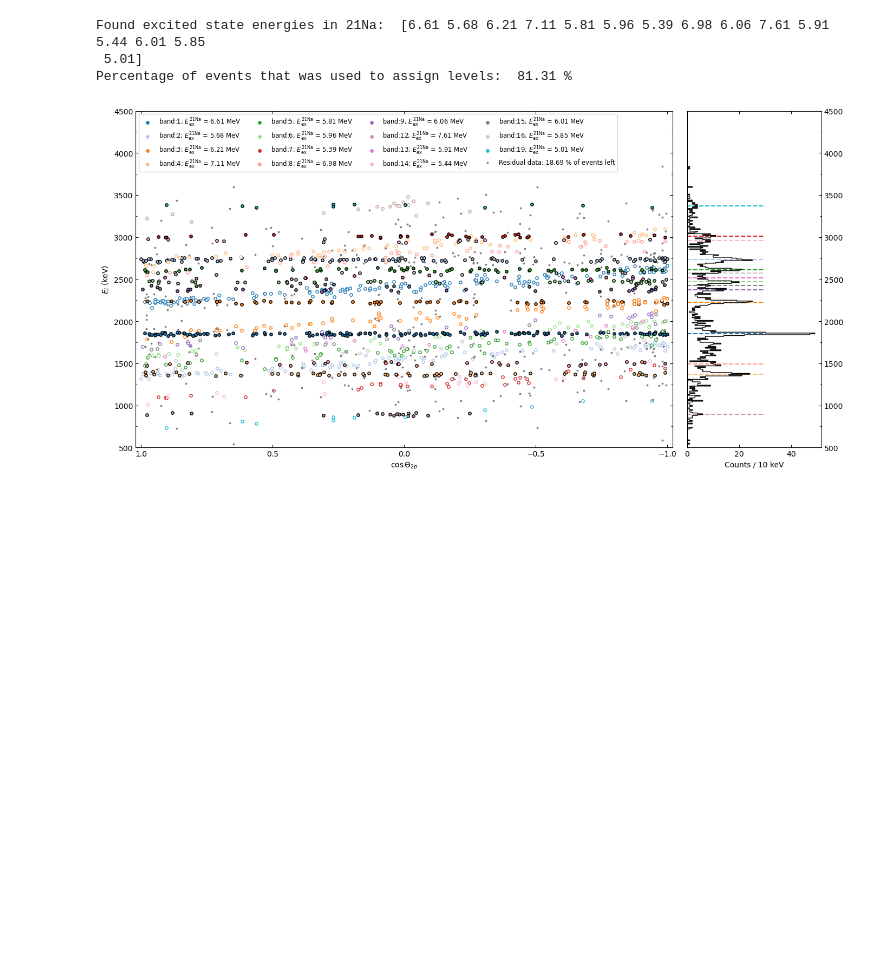
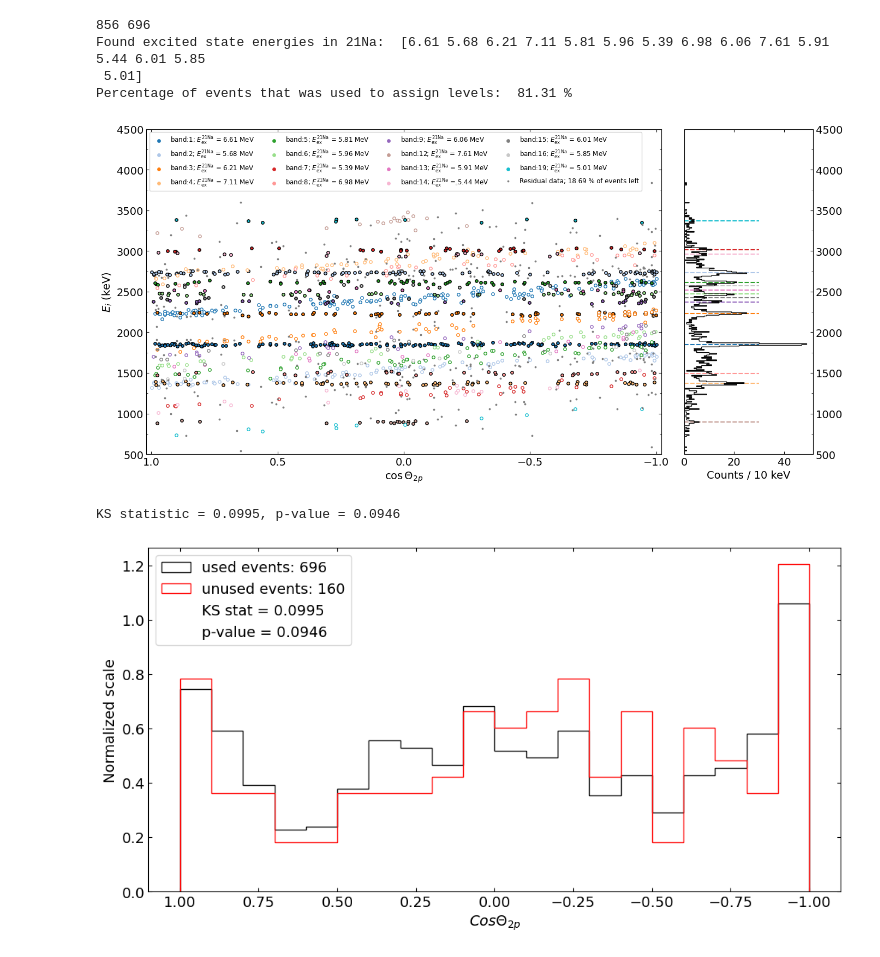
Before and after one commit to phaue/Masters, a Jupyter notebook: analysis/python/twoproton/2p.ipynb, the cells around one changed output. Cells and saved outputs as stored; diff of their text form; code cells hidden in the pictures; blank space fills up the shorter version.

```diff
--- a/analysis/python/twoproton/2p.ipynb
+++ b/analysis/python/twoproton/2p.ipynb
@@ -407,7 +446,7 @@ cos_th = np.cos(np.deg2rad(theta[mask]))
 e1 = np.array(E1[mask])
 e2 = np.array(E2[mask])
 Q2p_mean = lim[0] + (lim[1] - lim[0])/2
-tot_counts = len(e1)
+tot_counts = len(cos_th)
 
 N = len(e1)
 if len(e2) != N:
@@ -528,9 +567,9 @@ while True:
         ax1.scatter(cos1_band, E1_band, s=15, facecolors=color, edgecolors='k')
         ax1.scatter(cos2_band, E2_band, s=15, facecolors='white', edgecolors=color)
         ax2.hlines(E1_fit, 0,30,color, ls='--')
-        unused_cos2 = cos_th[event_band_idx == -1]
-        unused_e12 = e1[event_band_idx == -1]
-        unused_e22 = e2[event_band_idx == -1]
+        #unused_cos2 = cos_th[event_band_idx == -1]
+        #unused_e12 = e1[event_band_idx == -1]
+        #unused_e22 = e2[event_band_idx == -1]
 
 
     #if match_ensdf_exists or match_erik_exists:
@@ -542,7 +581,9 @@ while True:
     mask_unassigned = (event_band_idx == -1)
     ax1.scatter(cos_th[mask_unassigned], e1[mask_unassigned], color='gray', s=3)
     ax1.scatter(cos_th[mask_unassigned], e2[mask_unassigned], color='gray', s=3)
-
+    unused_cos2 = cos_th[mask_unassigned]
+    unused_e12 = e1[mask_unassigned]
+    unused_e22 = e2[mask_unassigned]
     # plot fitted lines
     x_plot = np.linspace(-1, 1, 200)
     ax1.plot(x_plot, horizontal_line(x_plot, E1_fit), color=colors[band_index % len(colors)],
@@ -621,29 +662,29 @@ No suitable exctited level was found for 7108
 # %%
 ##we assume that 6.6, 5.68, 7.1 exists
 fig, (ax1, ax2) = plt.subplots(1, 2, figsize=(14,7), sharey=True, gridspec_kw={'width_ratios':[4,1]})
+plt.rcParams.update({'font.size': 14})
 
 colors = plt.cm.tab20.colors
-
+print(tot_counts, np.sum(assigned_counts2))
 # start as empty arrays
 non_matched_cos = np.array([])
 non_matched_e1  = np.array([])
 non_matched_e2  = np.array([])
-
 goodpeaks = np.array([])
-
+ls = np.sum([len(c) for c in cos1bands2])
 for b_idx, (cos1, e1b, cos2, e2b, ac,ex) in enumerate(zip(cos1bands2, e1bands2, cos2bands2, e2bands2, assigned_counts2,Ex2)):
     color = colors[b_idx % len(colors)]
-    if ac != 0:
+    if ac > 0:
         ax1.scatter(cos1, e1b, s=15, facecolors=color, edgecolors='k')
         ax1.scatter(cos2, e2b, s=15, facecolors='white', edgecolors=color)
         ax1.scatter(-1000,-1000, s=15, facecolors=color, label=rf"band:{b_idx+1}; $E_{{\mathrm{{ex}}}}^{{21\mathrm{{Na}}}}$ = {ex/1e3:.2f} MeV")
         ax2.hlines(np.mean(e1b), 0, 30, color=color, ls='--')
         goodpeaks = np.append(goodpeaks,ex)
-    else:
+    elif ac==0:
         # directly extend arrays
-        non_matched_cos = np.concatenate((non_matched_cos, cos1))
-        non_matched_e1  = np.concatenate((non_matched_e1,  e1b))
-        non_matched_e2  = np.concatenate((non_matched_e2,  e2b))
+        non_matched_cos = np.append(non_matched_cos, cos2)
+        non_matched_e1  = np.append(non_matched_e1,  e1b)
+        non_matched_e2  = np.append(non_matched_e2,  e2b)
 
 print(f"Found excited state energies in 21Na: ",np.round(goodpeaks/1e3,2))
 print(f"Percentage of events that was used to assign levels: ", np.round(np.sum(assigned_counts2)/tot_counts*100, 2), "%")
@@ -653,36 +694,79 @@ unused_cos_ext = np.concatenate((unused_cos2, non_matched_cos))
 unused_e1_ext  = np.concatenate((unused_e12,  non_matched_e1))
 unused_e2_ext  = np.concatenate((unused_e22,  non_matched_e2))
 
 # plot all unused/non-matched in gray
 ax1.scatter(unused_cos_ext, unused_e1_ext, color='gray', s=3, label=f"Residual data; {100-np.round(np.sum(assigned_counts2)/tot_counts*100, 2):.2f} % of events left")
 ax1.scatter(unused_cos_ext, unused_e2_ext, color='gray', s=3)
 
 ax1.set_xlabel(r"$\cos\Theta_{2p}$")
 ax1.set_ylabel(r"$E_i$ (keV)")
 ax1.set_yticks(np.arange(0, 6000, 250), minor=True)
 ax1.set_xticks(np.arange(1,-1.5,-0.5))
 ax1.set_xlim(1.02,-1.02)
-
-ax1.legend(ncol=4, fontsize='small')
+plt.rcParams.update({'font.size': 8.5})
+ax1.legend(ncol=4)
+plt.rcParams.update({'font.size': 14})
 
 mask = (Q2p>4350) & (Q2p<4580)
 bins = np.arange(0, 7000+10, 10)
 h1, _ = np.histogram(E1[mask], bins=bins)
 h2, _ = np.histogram(E2[mask], bins=bins)
 ax2.hist(bins[:-1], bins=bins, weights=h1+h2, histtype='step', orientation='horizontal', color='k')
 ax2.set_xlabel('Counts / 10 keV')
 ax2.yaxis.set_ticks_position('right')
 ax2.set_yticks(np.arange(0, 4400, 250), minor=True)
 ax1.set_ylim(500, 4500)
 
 fig.subplots_adjust(wspace=0.1, left=0.08, right=0.95, top=0.9, bottom=0.1)
 plt.tight_layout()
+plt.savefig("all2p2.pdf")
 plt.show()
+#ks_2samp
+#plt.hist(unused_cos_ext)
+
+from scipy.stats import ks_2samp
+
+
+plt.figure(figsize=(12,6))
+bi = np.arange(-1,1+0.1,0.1)
+h4, _ = np.histogram(unused_cos_ext, bins=bi)
+w1 = 0
+w2 = 0
+unused = np.array(unused_cos_ext)
+used = np.concatenate(cos1bands2 + cos2bands2)
+
+for c1,c2 in zip(cos1bands2,cos2bands2):
+    h5, _ = np.histogram(c1, bins=bi)
+    h6, _ = np.histogram(c2, bins=bi)
+    w1+=h5
+    w2+=h6
+plt.hist(bi[:-1], bins=bi, weights=w1+w2, histtype='step', color='k', density=True, label=f"used events: {np.sum(assigned_counts2)}")
+plt.hist(bi[:-1], bins=bi, weights=h4, histtype='step', color='r', density=True, label=f"unused events: {tot_counts-np.sum(assigned_counts2)}")
+plt.xticks(np.arange(1.5,-1.5,-0.25))
+plt.xlim(1.1,-1.1)
+plt.legend(loc='upper left')
+plt.xlabel(r"$Cos\Theta _{2p}$")
+plt.ylabel("Normalized scale")
+
+
+
+ksstatistic, pvalue = ks_2samp(used, unused)
+
+print(f"KS statistic = {ksstatistic:.4f}, p-value = {pvalue:.4g}")
+plt.plot([], [], ' ', label=f"KS stat = {ksstatistic:.4f}")
+plt.plot([], [], ' ', label=f"p-value = {pvalue:.4g}")
+
+
+plt.legend(loc='upper left', fontsize=14)
+plt.savefig("kstest.pdf")
 # %% [output]
+856 696
 Found excited state energies in 21Na:  [6.61 5.68 6.21 7.11 5.81 5.96 5.39 6.98 6.06 7.61 5.91 5.44 6.01 5.85
  5.01]
 Percentage of events that was used to assign levels:  81.31 %
-[figure, old version]
+[figure, new version]
+KS statistic = 0.0995, p-value = 0.0946
+[figure, added]
 # %%
 plt.figure(figsize=(12,6))
 lims = (6000,6230)
```
Also changed, not shown: parts of 5 cells of this notebook, 33 other files.
